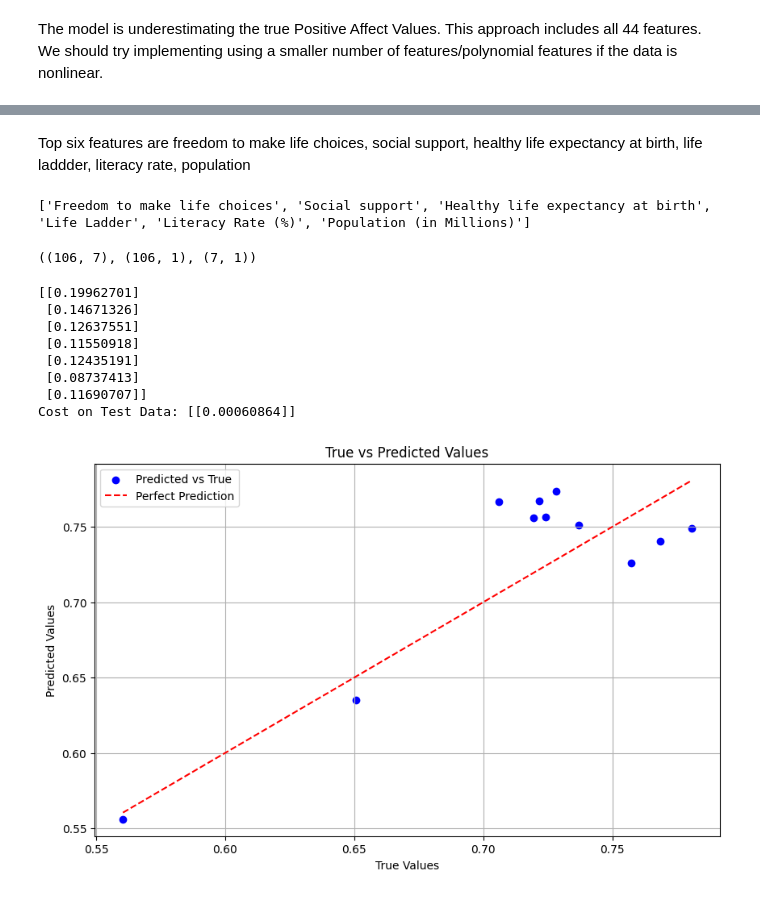
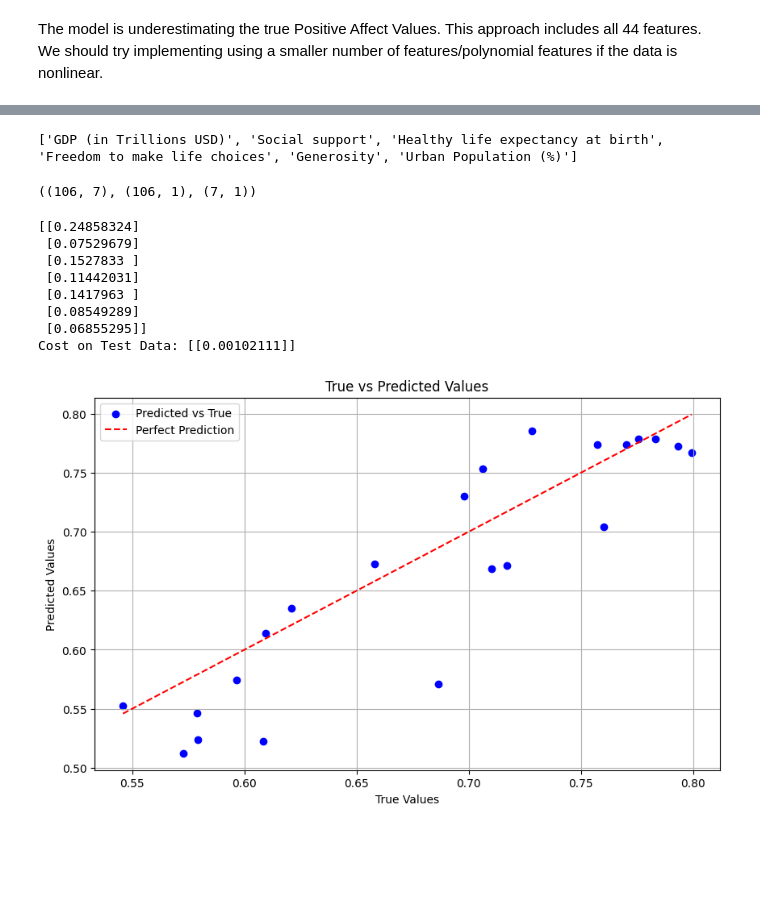
Before and after one commit to abbysiman1/Country-happiness, a Jupyter notebook: Country_Happiness_Project.ipynb, the cells around one changed output, grey strips where cells are left out. Saved outputs shown, nothing was run; the diff lists cells and outputs as text; code cells hidden in the pictures; blank space fills up the shorter version.

```diff
--- a/Country_Happiness_Project.ipynb
+++ b/Country_Happiness_Project.ipynb
@@ -283,9 +302,9 @@ dtype: object
 # %%
 # Creating training data and target data using positive affect as dependent variable
 df_positive = merged_df
-X_df = df_positive.drop(['Positive affect', 'Country', 'Year', 'Negative affect'], axis=1)  # Drop non-numeric or unnecessary columns
+X_df = df_positive.drop(['Positive affect', 'Country', 'Year', 'Negative affect','Positive affect binary','Life Ladder','Log GDP per capita','Perceptions of corruption'], axis=1)  # Drop non-numeric or unnecessary columns
 y_df = df_positive['Positive affect']  # Target variable
-
+#
 # Scaling data for gradient descent
 # Use MinMax scale
 # Feature scaling
@@ -508,17 +577,32 @@ print(len(opt_theta))
 # %%
-# Creating a dictionary that lists column name with its value
+# Ensure the intercept term is included in the feature matrix
+X_train_full = np.hstack([np.ones((X_train_full.shape[0], 1)), X_train_full])  # Add intercept (bias) column
+
+# Initialize theta with the correct number of parameters (including intercept)
+theta_full = np.zeros((X_train_full.shape[1], 1))
+
+# Train the model with the optimal lambda
+opt_theta_full, _ = lasso_gradient_descent(X_train_full, y_train_full, theta_full, eta, iters, optimal_lambda)
 
 # Assuming X_df is your DataFrame with the original feature names
-feature_names = ['intercept'] + list(X_df.columns)  # Add intercept term name
+# Add intercept term name to the feature names list
+feature_names = ['intercept'] + list(X_df.columns)  # Include intercept term name
 
-# Create the dictionary mapping feature names to their corresponding theta values
-theta_dict = {feature_names[i]: opt_theta[i][0] for i in range(len(feature_names))}
+# Get the number of coefficients in the model (this includes the intercept term)
+num_coeffs = opt_theta_full.shape[0]
 
+# Map feature names to their corresponding theta values
+theta_dict = {feature_names[i]: opt_theta_full[i][0] for i in range(num_coeffs)}
+
+# Sort coefficients by absolute value, excluding the intercept
 sorted_coeffs = sorted(theta_dict.items(), key=lambda item: abs(item[1]), reverse=True)
 
-# Step 3: Print the sorted features with their coefficients
+# Exclude the intercept term from the sorted list for display
+sorted_coeffs = [item for item in sorted_coeffs if item[0] != 'intercept']
+
+# Print the sorted features with their coefficients
 print("Most Influential Features for Predicting Happiness:")
 for feature, coeff in sorted_coeffs:
-    print(f"{feature}: {coeff:.6f}")  # You can adjust the format as needed
+    print(f"{feature}: {coeff:.6f}")
 # %% [output]
 Most Influential Features for Predicting Happiness:
@@ -541,9 +619,7 @@ Crime Rate (per 100,000): 0.000003
-# %% [markdown]
-Top six features are freedom to make life choices, social support, healthy life expectancy at birth, life laddder, literacy rate, population
 # %%
 # grab top 6 features
-top_n = 7
-top_features = [feature for feature, _ in sorted_coeffs[1:7]]
+top_n = 0
+top_features = [feature for feature, _ in sorted_coeffs[0:6]]
 print(top_features)
 
 X_selected = X_df[top_features]
@@ -567,47 +643,50 @@ theta = np.zeros((X.shape[1], 1))
 
 X.shape, y.shape, theta.shape
 # %% [output]
-['Freedom to make life choices', 'Social support', 'Healthy life expectancy at birth', 'Life Ladder', 'Literacy Rate (%)', 'Population (in Millions)']
+['GDP (in Trillions USD)', 'Social support', 'Healthy life expectancy at birth', 'Freedom to make life choices', 'Generosity', 'Urban Population (%)']
 ((106, 7), (106, 1), (7, 1))
 # %%
 # Training the data
 eta = 0.00005
 iters = 1000
-X_train, X_test, y_train, y_test = train_test_split(X, y, test_size=0.1, random_state=42)
+
+X_train_val, X_test, y_train_val, y_test = train_test_split(X, y, test_size=0.2, random_state=5)  # 20% test
+
+#42
 # getting optimal theta
-optTheta, cost = gradientDescent(X_train, y_train, theta, eta, iters)
+optTheta, cost = gradientDescent(X_train_val, y_train_val, theta, eta, iters)
 
 print(optTheta)
 calcVectorizedCost(X, y, optTheta)
 predictions = X_test.dot(optTheta)
 
 # Calculate the cost on the test set
 test_cost = calcVectorizedCost(X_test, y_test, optTheta)
 print("Cost on Test Data:", test_cost)
 
 # Plotting True vs Predicted
 plt.figure(figsize=(10, 6))
 plt.scatter(y_test, predictions, color='blue', label='Predicted vs True')
 
 # Plot a line for the perfect predictions
 plt.plot([min(y_test), max(y_test)], [min(y_test), max(y_test)], color='red', linestyle='--', label='Perfect Prediction')
 
 # Labeling the axes
 plt.xlabel('True Values')
 plt.ylabel('Predicted Values')
 plt.title('True vs Predicted Values')
 plt.legend()
 plt.grid(True)
 
 # Show the plot
 plt.show()
 # %% [output]
-[[0.19962701]
- [0.14671326]
- [0.12637551]
- [0.11550918]
- [0.12435191]
- [0.08737413]
- [0.11690707]]
-Cost on Test Data: [[0.00060864]]
+[[0.24858324]
+ [0.07529679]
+ [0.1527833 ]
+ [0.11442031]
+ [0.1417963 ]
+ [0.08549289]
+ [0.06855295]]
+Cost on Test Data: [[0.00102111]]
-[figure, old version]
+[figure, new version]
```
Also changed, not shown: parts of 26 cells of this notebook.
